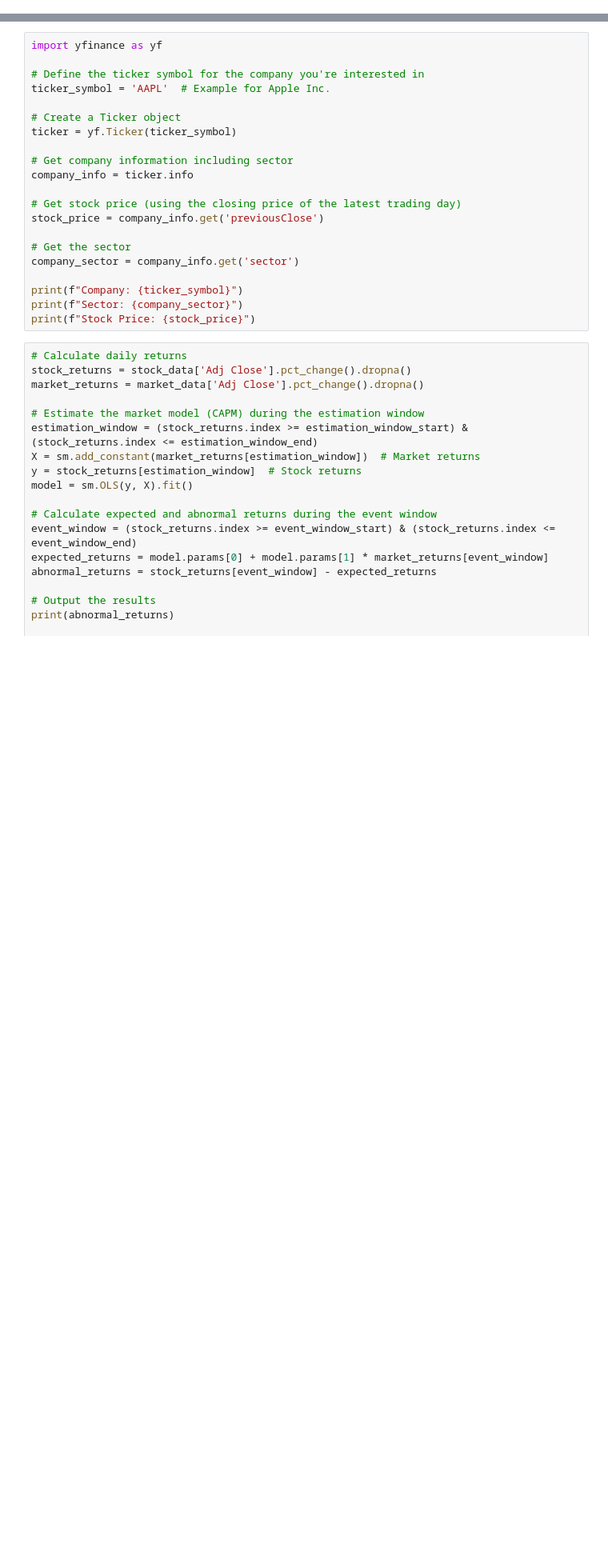
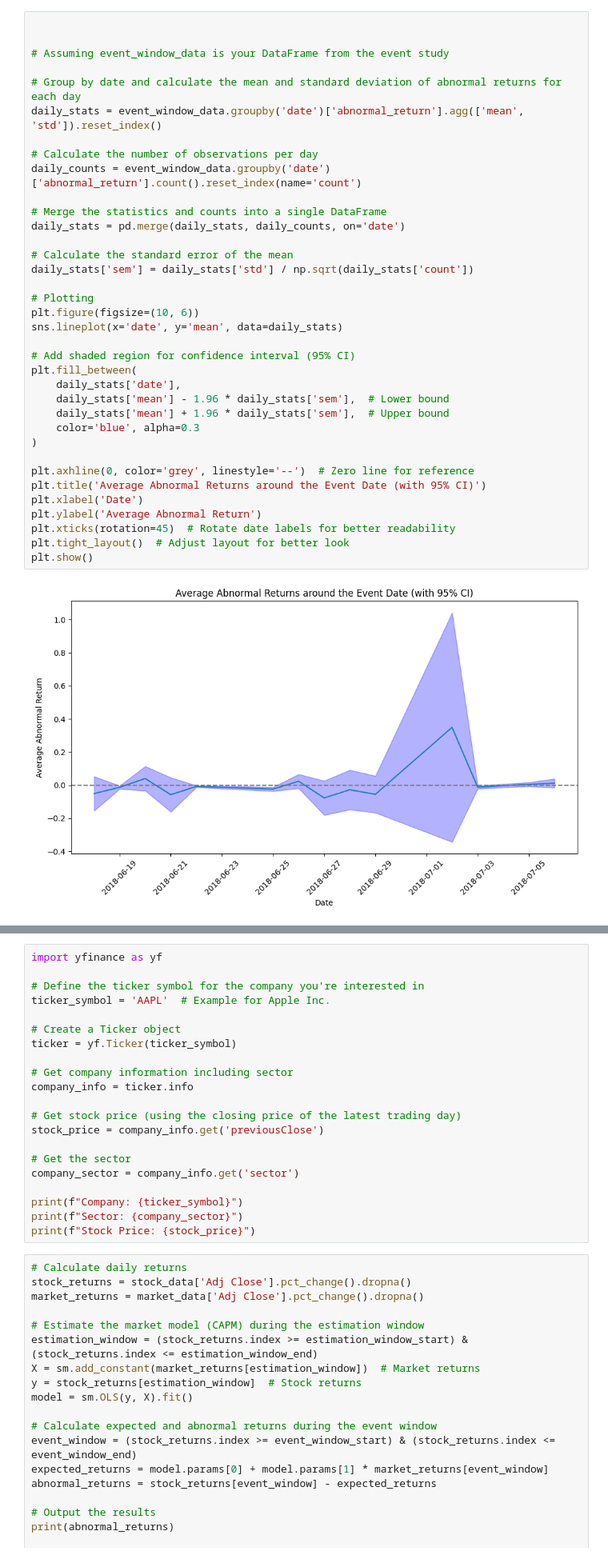
Before and after one commit to JanetYing/Stock-Market-Dynamics-Project, a Jupyter notebook: analysis.ipynb, the cells around one changed output, grey strips where cells are left out. Shown: that part at 80% size. Saved outputs shown, nothing was run; the diff lists cells and outputs as text; blank space fills up the shorter version.

```diff
--- a/analysis.ipynb
+++ b/analysis.ipynb
@@ -17,0 +96,38 @@ df.set_index('date', inplace=True)
+# %%
+
+
+# Assuming event_window_data is your DataFrame from the event study
+
+# Group by date and calculate the mean and standard deviation of abnormal returns for each day
+daily_stats = event_window_data.groupby('date')['abnormal_return'].agg(['mean', 'std']).reset_index()
+
+# Calculate the number of observations per day
+daily_counts = event_window_data.groupby('date')['abnormal_return'].count().reset_index(name='count')
+
+# Merge the statistics and counts into a single DataFrame
+daily_stats = pd.merge(daily_stats, daily_counts, on='date')
+
+# Calculate the standard error of the mean
+daily_stats['sem'] = daily_stats['std'] / np.sqrt(daily_stats['count'])
+
+# Plotting
+plt.figure(figsize=(10, 6))
+sns.lineplot(x='date', y='mean', data=daily_stats)
+
+# Add shaded region for confidence interval (95% CI)
+plt.fill_between(
+    daily_stats['date'],
+    daily_stats['mean'] - 1.96 * daily_stats['sem'],  # Lower bound
+    daily_stats['mean'] + 1.96 * daily_stats['sem'],  # Upper bound
+    color='blue', alpha=0.3
+)
+
+plt.axhline(0, color='grey', linestyle='--')  # Zero line for reference
+plt.title('Average Abnormal Returns around the Event Date (with 95% CI)')
+plt.xlabel('Date')
+plt.ylabel('Average Abnormal Return')
+plt.xticks(rotation=45)  # Rotate date labels for better readability
+plt.tight_layout()  # Adjust layout for better look
+plt.show()
+# %% [output]
+[figure, added]
```
Also changed, not shown: parts of 7 cells of this notebook, 1 other file.
